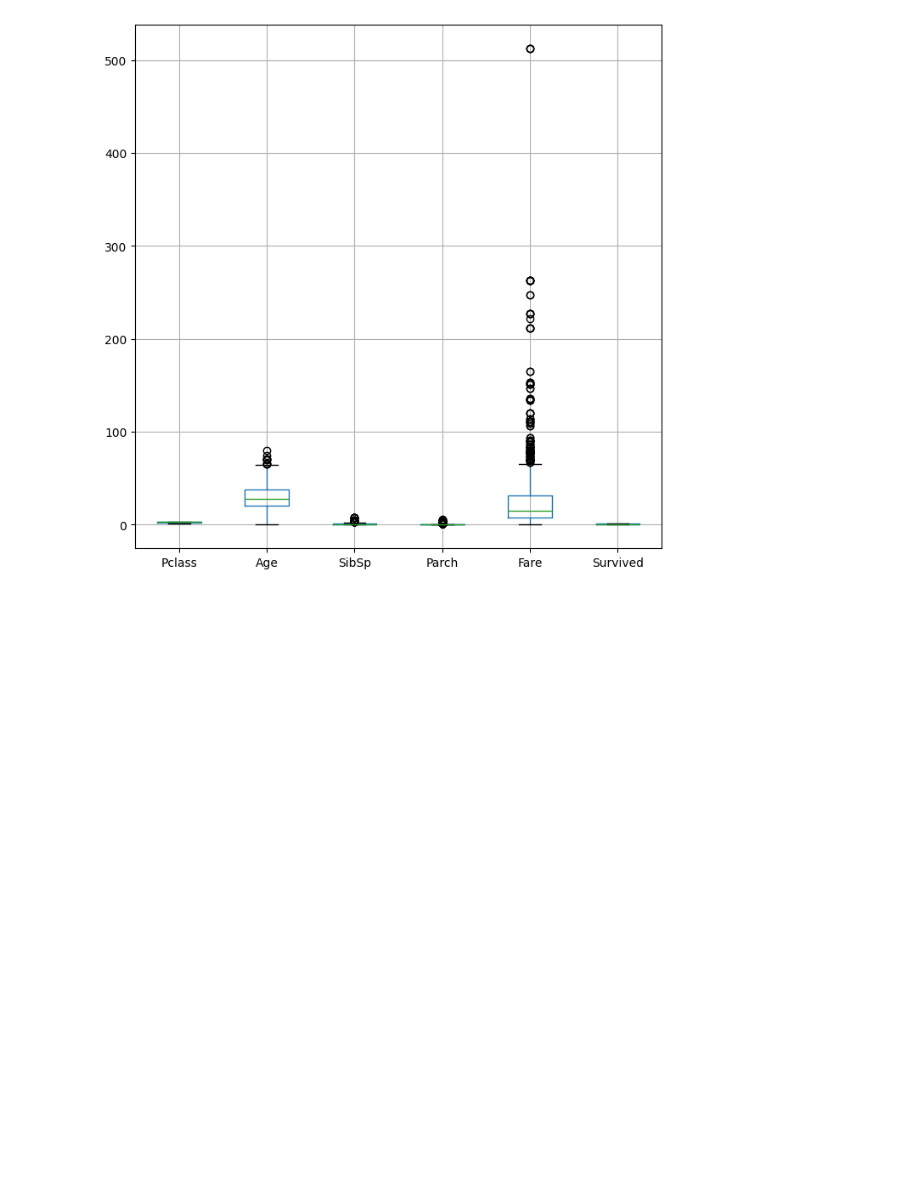
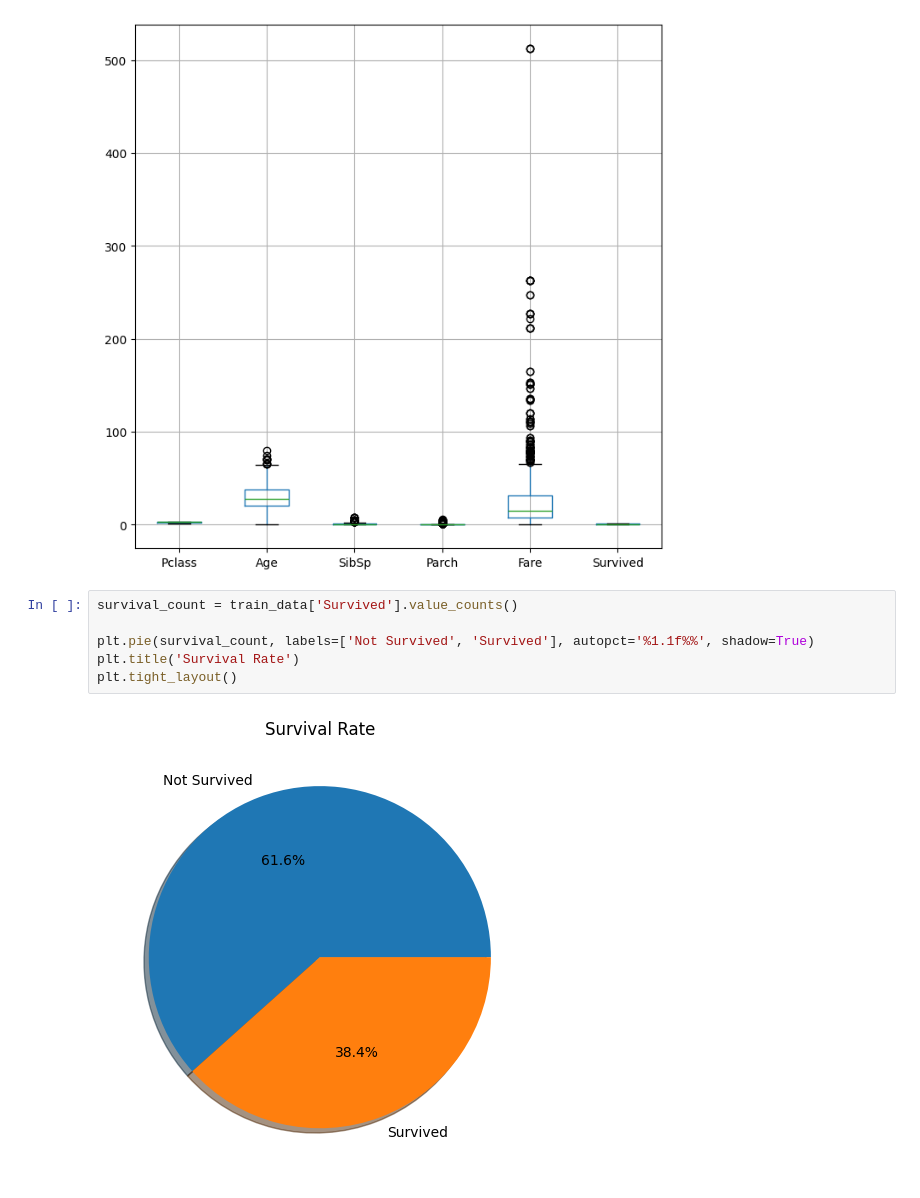
Before and after one commit to pkdc/titanic-survival-prediction, a Jupyter notebook: notebook/titanic.ipynb, the cells around one changed output. Drawn from its saved outputs; the diff is of its cells as text; blank space fills up the shorter version.

Commit message:
created pie charts, drop unuseful cols

```diff
--- a/notebook/titanic.ipynb
+++ b/notebook/titanic.ipynb
@@ -96,3 +96,11 @@ boxplot_data.boxplot(figsize=(8,8))
 # %% [output]
 <Axes: >
 [figure]
+# %%
+survival_count = train_data['Survived'].value_counts()
+
+plt.pie(survival_count, labels=['Not Survived', 'Survived'], autopct='%1.1f%%', shadow=True)
+plt.title('Survival Rate')
+plt.tight_layout()
+# %% [output]
+[figure, added]
```
Also changed, not shown: parts of 5 cells of this notebook.
